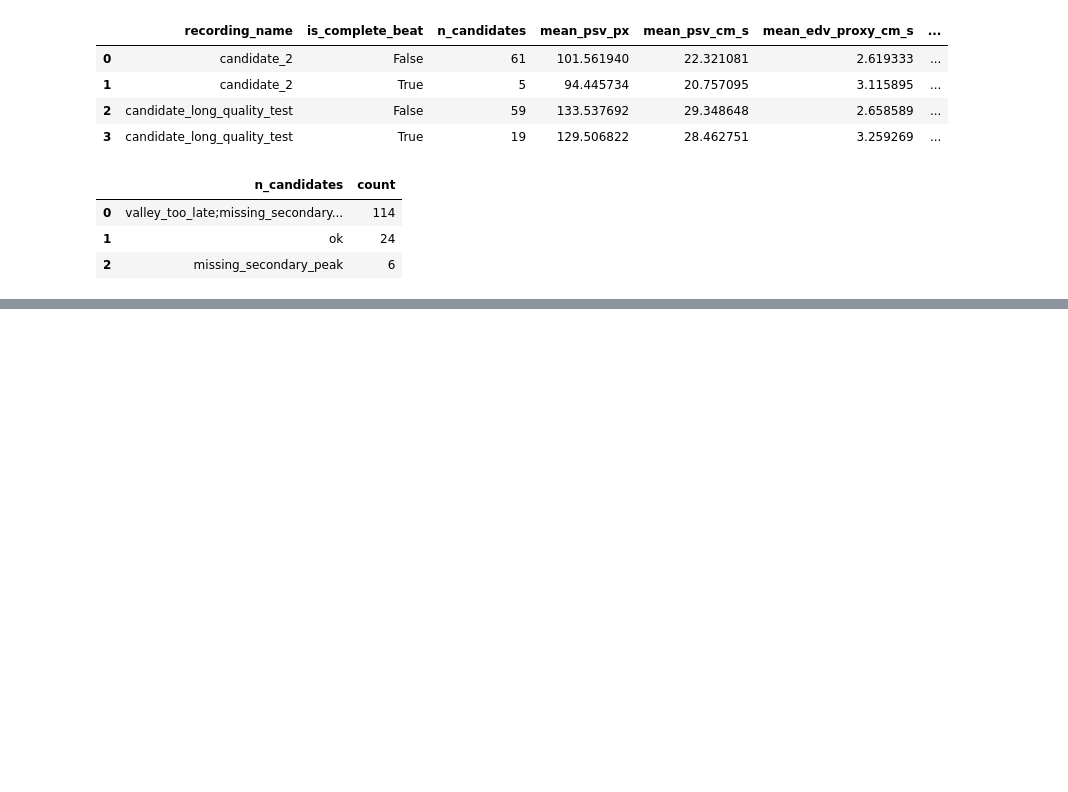
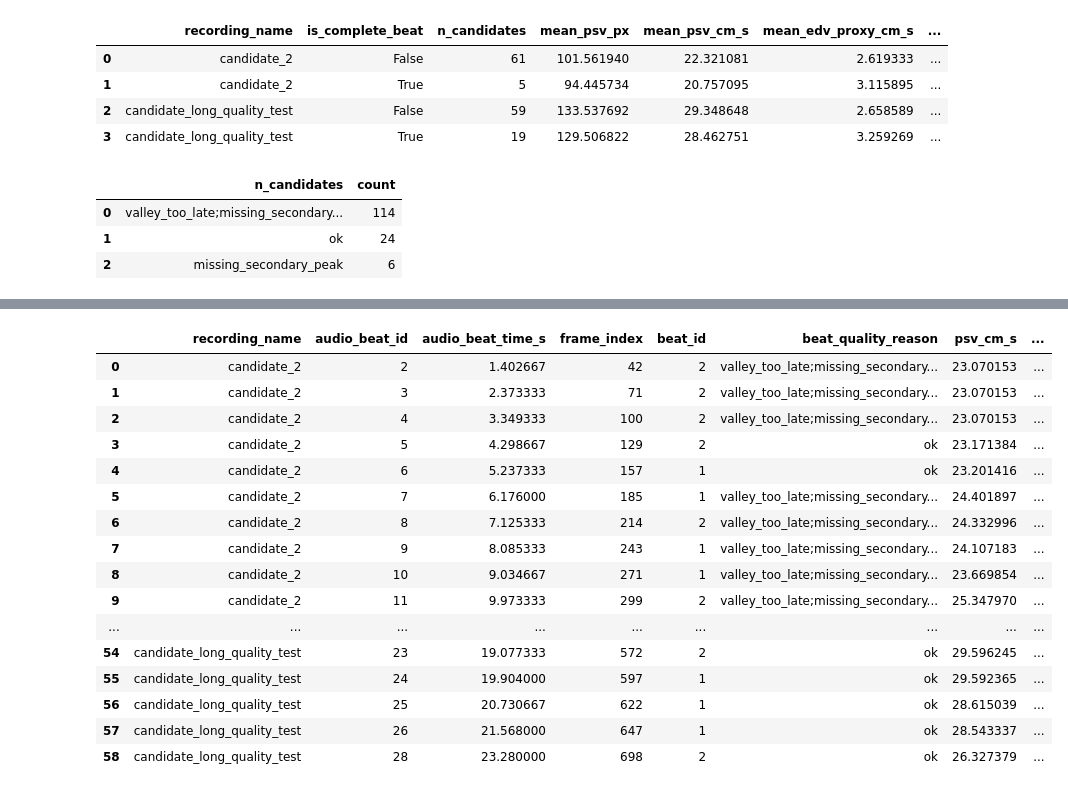
Before and after one commit to MrCzaro/DopplerLab, a Jupyter notebook: NB04 - Doppler Ground Truth Feature Extraction.ipynb, the cells around one changed output, grey strips where cells are left out. Cells and saved outputs as stored; diff of their text form; code cells hidden in the pictures; blank space fills up the shorter version.

```diff
--- a/NB04 - Doppler Ground Truth Feature Extraction.ipynb
+++ b/NB04 - Doppler Ground Truth Feature Extraction.ipynb
@@ -2868,0 +3041,76 @@ Candidate quality summary
+# %%
+# Inspect repeated selected image morphology candidates
+duplicate_check_df = preliminary_beat_feature_df.copy()
+duplicate_check_df["psv_value_px_round"] = duplicate_check_df["psv_value_px"].round(2)
+duplicate_check_df["first_valley_value_px_round"] = duplicate_check_df["first_valley_value_px"].round(2)
+duplicate_check_df["ri_proxy_round"] = duplicate_check_df["ri_proxy"].round(4)
+duplicate_signature_cols = [
+    "recording_name",
+    "beat_id",
+    "psv_global",
+    "first_valley_global",
+    "cycle_length_px",
+    "psv_value_px_round",
+    "first_valley_value_px_round",
+    "ri_proxy_round",
+]
+available_signature_cols = [col for col in duplicate_signature_cols if col in duplicate_check_df.columns]
+duplicate_check_df["image_candidate_signature"] = (duplicate_check_df[available_signature_cols].astype(str).agg("|".join, axis=1))
+signature_count_df = (
+    duplicate_check_df
+    .groupby(["recording_name", "image_candidate_signature"])
+    .agg(
+        n_audio_beats=("audio_beat_id", "count"),
+        first_audio_beat_id=("audio_beat_id", "min"),
+        last_audio_beat_id=("audio_beat_id", "max"),
+        first_audio_time_s=("audio_beat_time_s", "min"),
+        last_audio_time_s=("audio_beat_time_s", "max"),
+        mean_psv_cm_s=("psv_cm_s", "mean"),
+        mean_ri_calibrated=("ri_calibrated", "mean"),
+        beat_quality_reason=("beat_quality_reason", "first"),
+    )
+    .reset_index()
+    .sort_values(
+        by=["recording_name", "n_audio_beats", "first_audio_beat_id"],
+        ascending=[True, False, True],
+    )
+)
+duplicate_summary_df = (
+    signature_count_df
+    .groupby("recording_name")
+    .agg(
+        n_selected_audio_beats=("n_audio_beats", "sum"),
+        n_unique_image_signatures=("image_candidate_signature", "count"),
+        max_reuse_count=("n_audio_beats", "max"),
+        n_signatures_reused=("n_audio_beats", lambda x: (x > 1).sum()),
+    )
+    .reset_index()
+)
+
+duplicate_summary_df["duplicate_pressure_fraction"] = (1.0 - duplicate_summary_df["n_unique_image_signatures"]
+                                                       / duplicate_summary_df["n_selected_audio_beats"])
+
+print("Duplicate morphology summary")
+print("=" * 80)
+display(duplicate_summary_df)
+print("Repeated image morphology signatures")
+print("=" * 80)
+display(signature_count_df[signature_count_df["n_audio_beats"] > 1])
+print("Selected beat table with duplicate signature")
+print("=" * 80)
+display(
+    duplicate_check_df[
+        [
+            "recording_name",
+            "audio_beat_id",
+            "audio_beat_time_s",
+            "frame_index",
+            "beat_id",
+            "beat_quality_reason",
+            "psv_cm_s",
+            "ri_calibrated",
+            "image_candidate_signature",
+        ]
+    ]
+)
+# %% [output]
@@ -2868,0 +3129,17 @@ Candidate quality summary
+|  | recording_name | audio_beat_id | audio_beat_time_s | frame_index | beat_id | beat_quality_reason | psv_cm_s | ... |
+| 0 | candidate_2 | 2 | 1.402667 | 42 | 2 | valley_too_late;missing_secondary... | 23.070153 | ... |
+| 1 | candidate_2 | 3 | 2.373333 | 71 | 2 | valley_too_late;missing_secondary... | 23.070153 | ... |
+| 2 | candidate_2 | 4 | 3.349333 | 100 | 2 | valley_too_late;missing_secondary... | 23.070153 | ... |
+| 3 | candidate_2 | 5 | 4.298667 | 129 | 2 | ok | 23.171384 | ... |
+| 4 | candidate_2 | 6 | 5.237333 | 157 | 1 | ok | 23.201416 | ... |
+| 5 | candidate_2 | 7 | 6.176000 | 185 | 1 | valley_too_late;missing_secondary... | 24.401897 | ... |
+| 6 | candidate_2 | 8 | 7.125333 | 214 | 2 | valley_too_late;missing_secondary... | 24.332996 | ... |
+| 7 | candidate_2 | 9 | 8.085333 | 243 | 1 | valley_too_late;missing_secondary... | 24.107183 | ... |
+| 8 | candidate_2 | 10 | 9.034667 | 271 | 1 | valley_too_late;missing_secondary... | 23.669854 | ... |
+| 9 | candidate_2 | 11 | 9.973333 | 299 | 2 | valley_too_late;missing_secondary... | 25.347970 | ... |
+| ... | ... | ... | ... | ... | ... | ... | ... | ... |
+| 54 | candidate_long_quality_test | 23 | 19.077333 | 572 | 2 | ok | 29.596245 | ... |
+| 55 | candidate_long_quality_test | 24 | 19.904000 | 597 | 1 | ok | 29.592365 | ... |
+| 56 | candidate_long_quality_test | 25 | 20.730667 | 622 | 1 | ok | 28.615039 | ... |
+| 57 | candidate_long_quality_test | 26 | 21.568000 | 647 | 1 | ok | 28.543337 | ... |
+| 58 | candidate_long_quality_test | 28 | 23.280000 | 698 | 2 | ok | 26.327379 | ... |
```
Also changed, not shown: parts of 16 cells of this notebook, 8 other files.
